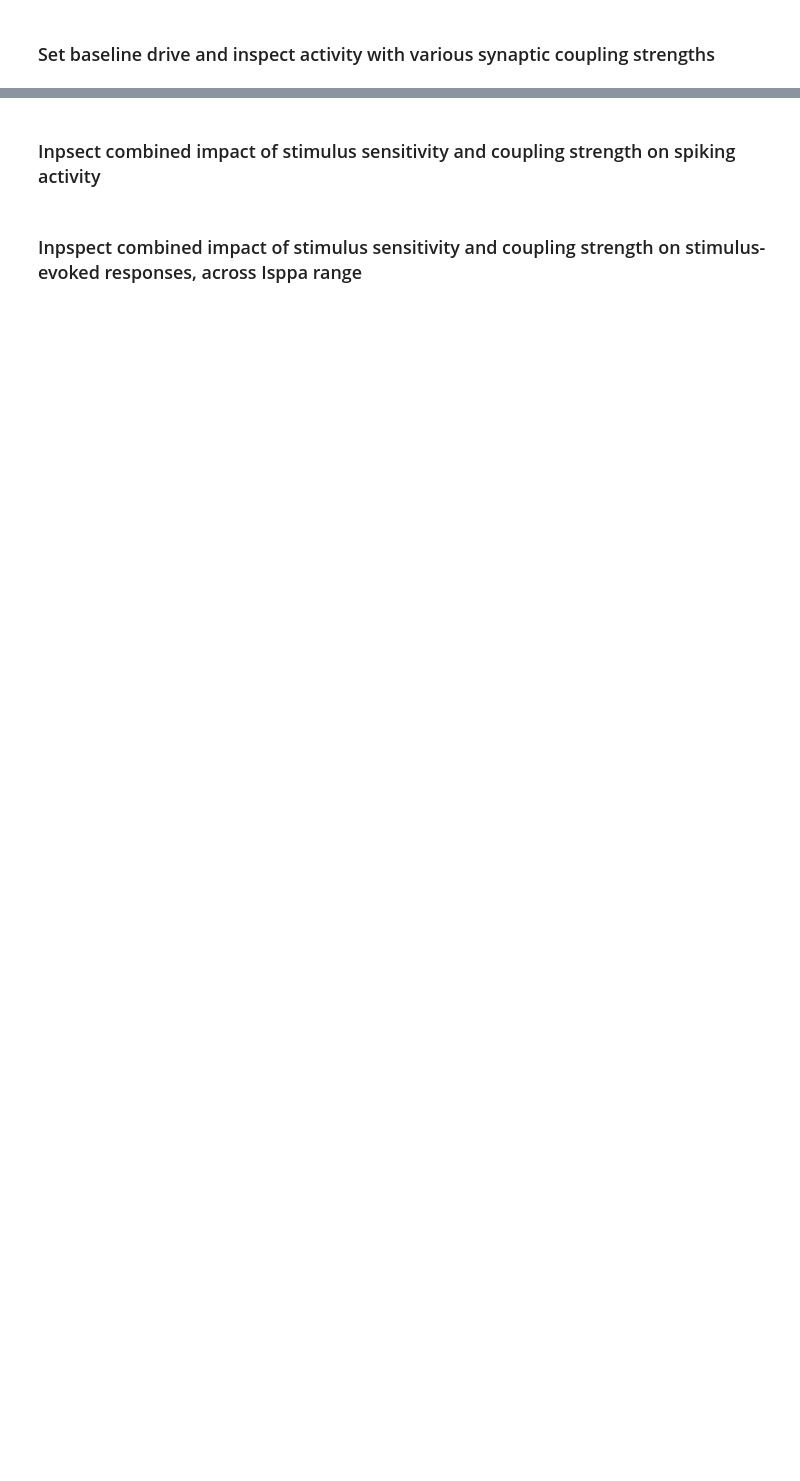
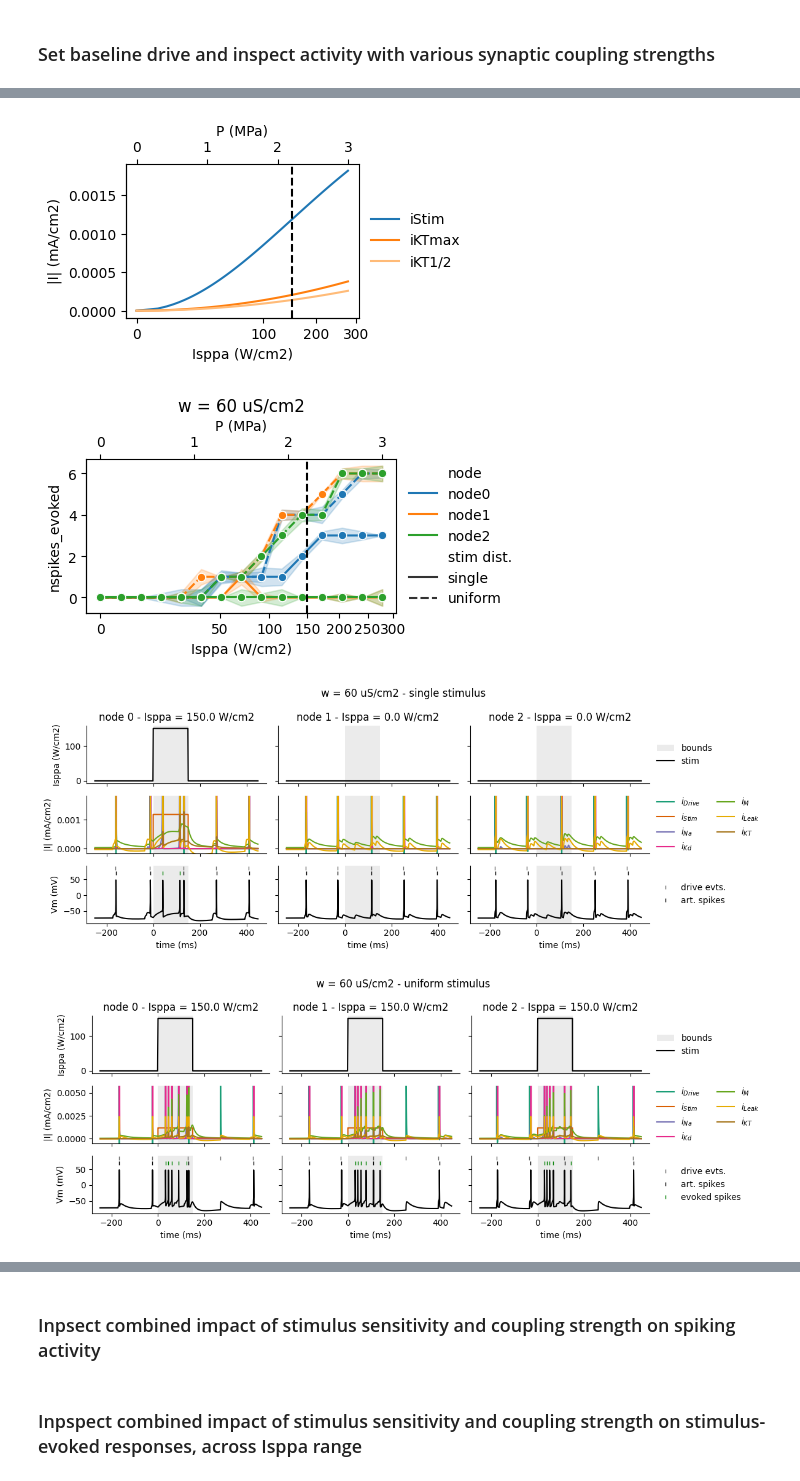
Before and after one commit to tjjlemaire/fusnetwork, a Jupyter notebook: network_analysis.ipynb, the cells around one changed output, grey strips where cells are left out. Saved outputs shown, nothing was run; the diff lists cells and outputs as text; code cells hidden in the pictures; blank space fills up the shorter version.

```diff
--- a/network_analysis.ipynb
+++ b/network_analysis.ipynb
@@ -233,0 +241,37 @@ model.set_synaptic_weight(model.g_RS_RS)
+# %%
+# Set synaptic weight
+model.set_synaptic_weight(6e-5)
+
+# Set stimulus
+model.set_stim(Iref, start=start, dur=dur)
+
+# Set stimulus sensitivity parameters
+model.set_mech_param(
+    iStimbar=3e-3,  # mA/cm2
+    iStimdx=300,  # W/cm2
+)
+
+refaxes = []
+
+# Plot E/I currents imbalance over stimulus intensity range
+fig = model.plot_EI_imbalance(Imax, xscale='sqrt')
+refaxes.append(fig.axes[0])
+
+# Plot comparative responses over Isppa sweep for single- vs multi-node stimulation
+metric = model.run_comparative_sweep(Isppa_range, 'nspikes_evoked', nreps=5)
+fig = model.plot_sweep_results(metric, xscale='sqrt')
+fig.axes[0].set_title(f'w = {model.get_synaptic_weight() * 1e6:.0f} uS/cm2')
+refaxes.append(fig.axes[0])
+
+# For each stimulus distribtion, run simulation and plot results
+Isppa = 150.  # W/cm2
+for ax in refaxes:
+    ax.axvline(Isppa, color='k', linestyle='--')
+for k, xvec in model.get_stimdists().items():
+    model.set_stim(Isppa * xvec)
+    data = model.simulate(tstop=tstop, nreps=1)
+    fig = model.plot_results(
+        data, exclude=['conductances', 'T'], #'iNa', 'iKd', 'iDrive', 'iLeak'],
+        curr_polarity='rectified', clip_currents=True)
+    fig.suptitle(f'w = {model.get_synaptic_weight() * 1e6:.0f} uS/cm2 - {k} stimulus')
+# %% [output]
@@ -233,0 +304,4 @@ model.set_synaptic_weight(model.g_RS_RS)
+[figure, added]
+[figure, added]
+[figure, added]
+[figure, added]
```
Also changed, not shown: parts of 28 cells of this notebook, 4 other files.
